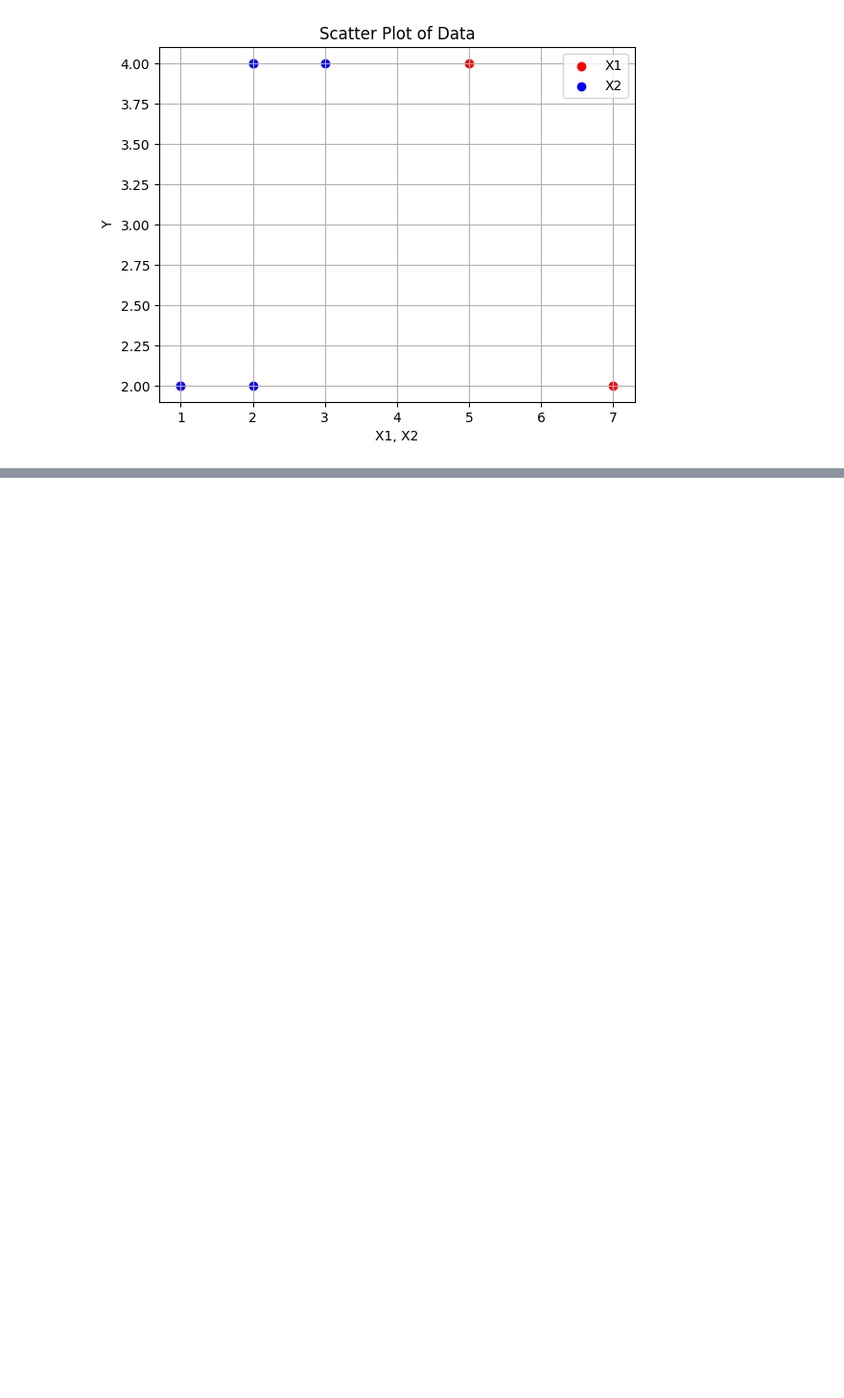
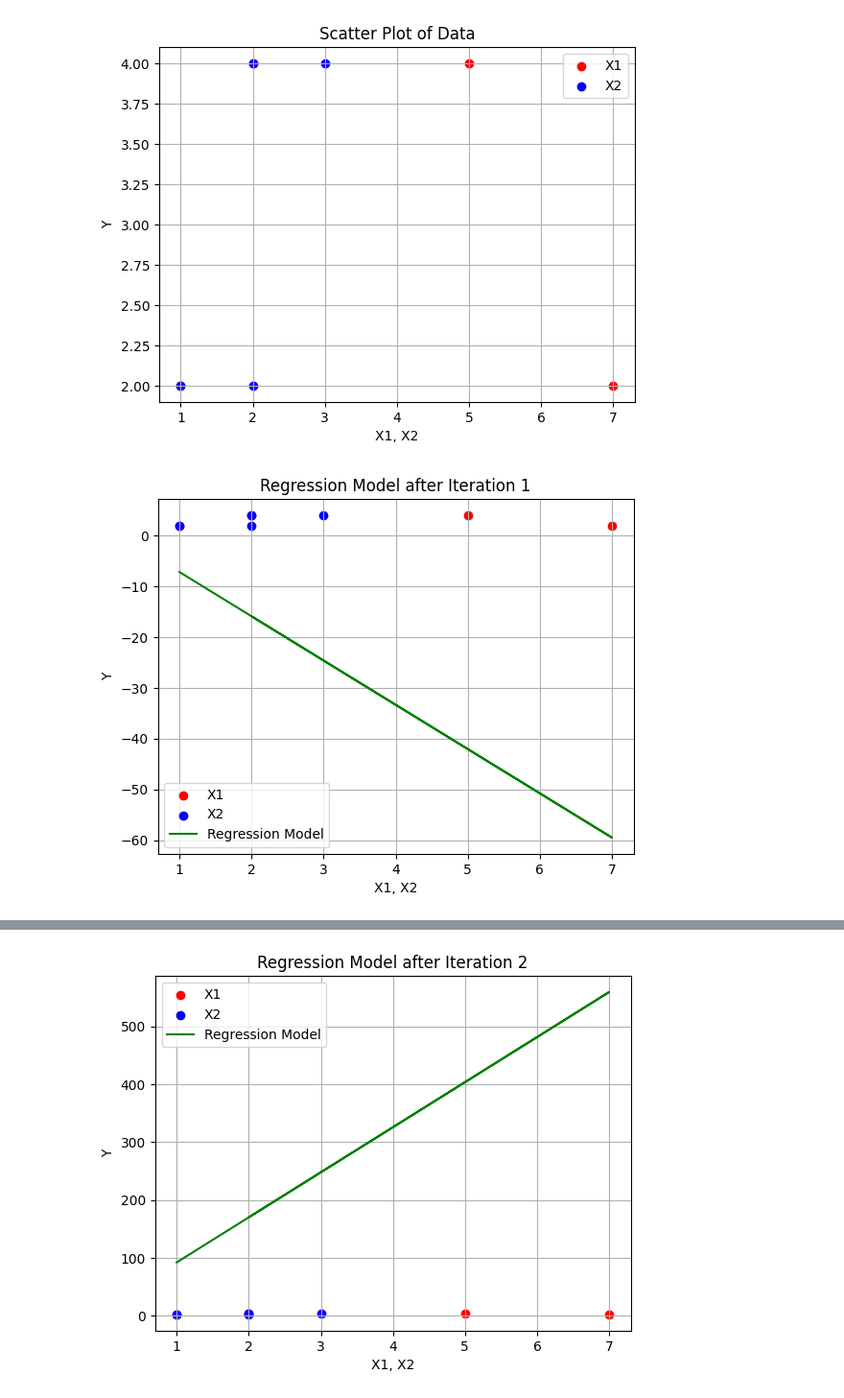
Before and after one commit to Is7ac/ML, a Jupyter notebook: lab2.ipynb, the cells around one changed output, grey strips where cells are left out. Shown: that part at 96% size. Drawn from its saved outputs; the diff is of its cells as text; code cells hidden in the pictures; blank space fills up the shorter version.

```diff
--- a/lab2.ipynb
+++ b/lab2.ipynb
@@ -5,9 +6,9 @@ import matplotlib.pyplot as plt
 # %%
 
 # Data
-x1 = [1, 5, 7, 2]
-x2 = [1, 2, 2, 3]
-y = [2, 4, 2, 4]
+x1 = np.array([1, 5, 7, 2])
+x2 = np.array([1, 2, 2, 3])
+y = np.array([2, 4, 2, 4])
 
 # Plotting the data
 plt.scatter(x1, y, color='red', label='X1')
@@ -20,3 +21,55 @@ plt.grid(True)
 plt.show()
 # %% [output]
 [figure]
+# %%
+theta = np.array([3, 0.5])
+learning_rate = 0.25
+iterations = 4
+# %%
+def hypothesis(x, theta):
+    return theta[0] + theta[1] * x
+# %%
+def mean_squared_error(y_true, y_pred):
+    return np.mean((y_true - y_pred) ** 2)
+# %%
+losses = []
+for i in range(iterations):
+    # Prediction
+    y_pred = hypothesis(x1, theta) + hypothesis(x2, theta)
+
+    # Compute gradients
+    grad0 = np.mean(y_pred - y)
+    grad1 = np.mean((y_pred - y) * x1)
+    grad2 = np.mean((y_pred - y) * x2)
+
+    # Update parameters
+    theta[0] -= learning_rate * grad0
+    theta[1] -= learning_rate * grad1
+    theta[1] -= learning_rate * grad2
+
+    # Compute loss
+    loss = mean_squared_error(y, y_pred)
+    losses.append(loss)
+
+    # Plot regression model
+    plt.scatter(x1, y, color='red', label='X1')
+    plt.scatter(x2, y, color='blue', label='X2')
+    plt.plot(x1, hypothesis(x1, theta), color='green', label='Regression Model')
+    plt.xlabel('X1, X2')
+    plt.ylabel('Y')
+    plt.title('Regression Model after Iteration {}'.format(i+1))
+    plt.legend()
+    plt.grid(True)
+    plt.show()
+
+    print("Iteration {}: Theta = {}, Loss = {}".format(i+1, theta, loss))
+
+# Plot loss curve
+plt.plot(range(1, iterations+1), losses, marker='o')
+plt.xlabel('Iteration')
+plt.ylabel('Loss')
+plt.title('Loss Curve')
+plt.grid(True)
+plt.show()
+# %% [output]
+[figure, added]
@@ -22,0 +77 @@ plt.show()
+[figure, added]
```
Also changed, not shown: parts of 3 cells of this notebook.
